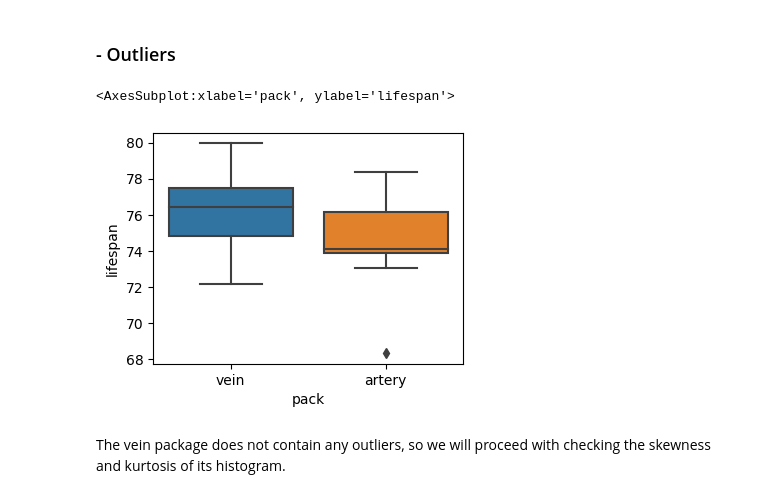
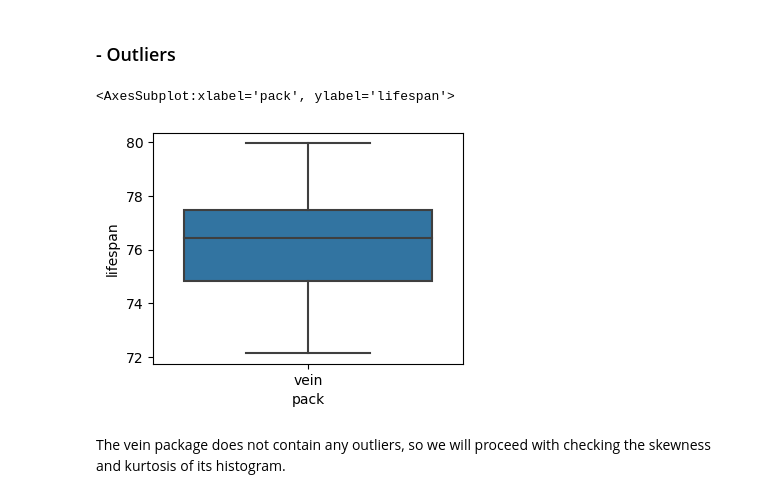
Before and after one commit to Alyxx-The-Sniper/Statistics, a Jupyter notebook: Hypothesis.ipynb, the cells around one changed output. Drawn from its saved outputs; the diff is of its cells as text; code cells hidden in the pictures.

```diff
--- a/Hypothesis.ipynb
+++ b/Hypothesis.ipynb
@@ -50,10 +61,10 @@ df.sample(2)
 # %%
 #
 plt.figure(figsize=(4,3))
-sns.boxplot(x='pack', y='lifespan', data=df)
+sns.boxplot(x='pack', y='lifespan', data=vein)
 # %% [output]
 <AxesSubplot:xlabel='pack', ylabel='lifespan'>
-[figure, old version]
+[figure, new version]
 # %% [markdown]
 The vein package does not contain any outliers, so we will proceed with checking the skewness and kurtosis of its histogram.
 # %% [markdown]
```
Also changed, not shown: parts of 3 cells of this notebook, 1 other file.
